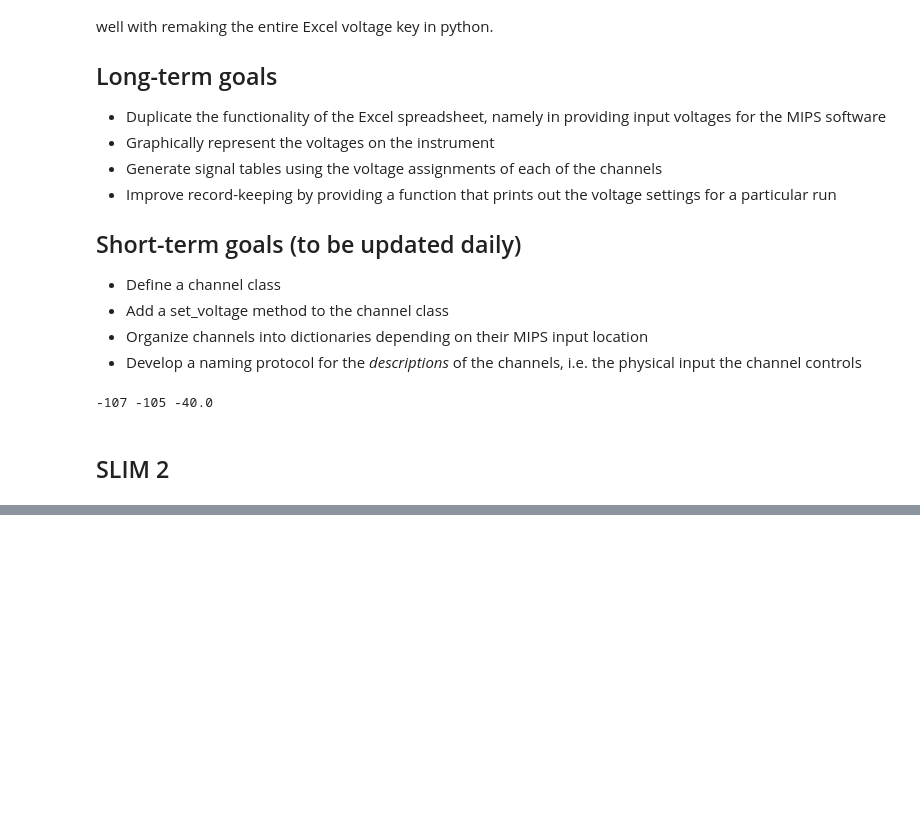
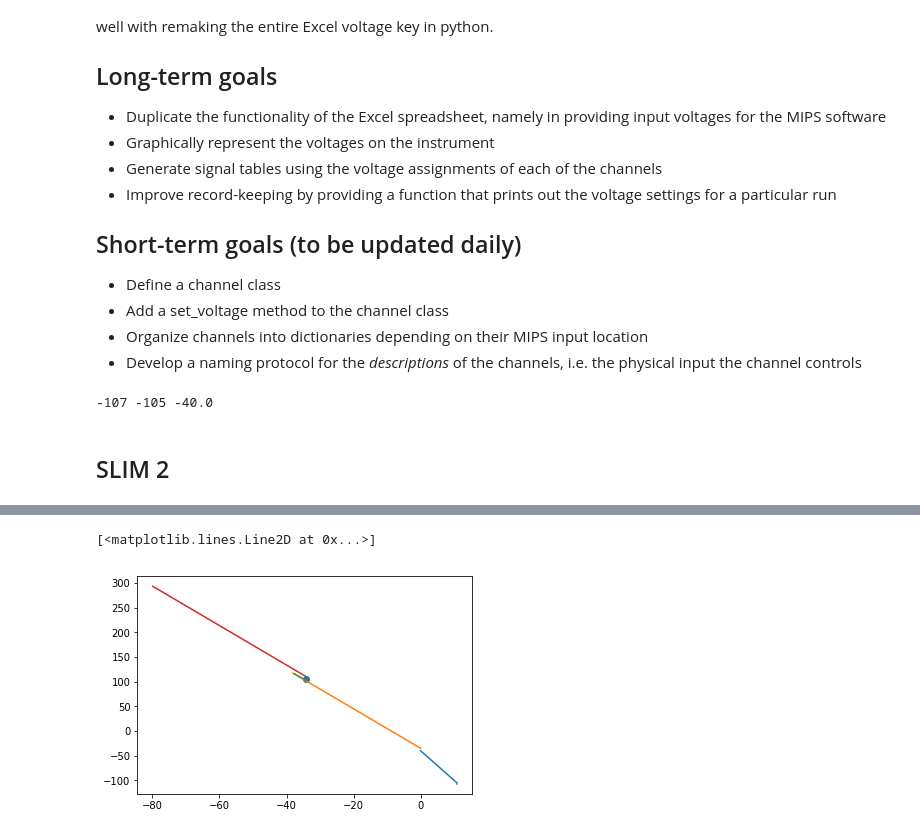
Before and after one commit to bzercher/SLIM_voltage_control, a Jupyter notebook: SLIM_Voltages.ipynb, the cells around one changed output, grey strips where cells are left out. Drawn from its saved outputs; the diff is of its cells as text; code cells hidden in the pictures; blank space fills up the shorter version.

```diff
--- a/SLIM_Voltages.ipynb
+++ b/SLIM_Voltages.ipynb
@@ -102,0 +150,23 @@ SLIM2_8M_interface
+# %%
+#Define channels and regions
+SLIM1_dc_out = channel('SLIM1_dc_out', 0)
+SLIM1_dc_in = channel('SLIM1_dc_in', 0)
+SLIM1_7M_SG = channel('SLIM1_dc_in', 0)
+SLIM1 = region('SLIM1', 45.72, 4)
+# %%
+#Define interface and voltage drops
+SLIM1_to_7M_orth_drop = 1
+SLIM1_7M_interface = M7_orth_in.voltage
+# %%
+#Set voltages
+SLIM1_dc_out.set_voltage(SLIM1_7M_interface - SLIM1.voltage_drop()*(25.5/250))
+SLIM1_dc_in.set_voltage(SLIM1_dc_out.voltage + SLIM1.voltage_drop())
+# %%
+plt.plot([0,10.87,10.87],[CIF_dc_in.voltage,CIF_dc_out.voltage,CIF_CL.voltage])
+plt.plot([-38.1,0,], [SLIM2_dc_in.voltage, SLIM2_dc_out.voltage])
+plt.scatter([-34.2138],[SLIM2_8M_SG.voltage])
+plt.plot([-34.2138, -37.719], [M8_orth_out.voltage, M8_orth_in.voltage])
+plt.plot([-34.2138, -79.9338], [SLIM1_dc_out.voltage, SLIM1_dc_in.voltage])
+# %% [output]
+[<matplotlib.lines.Line2D at 0x...>]
+[figure, added]
```
Also changed, not shown: parts of 16 cells of this notebook, 1 other file.
